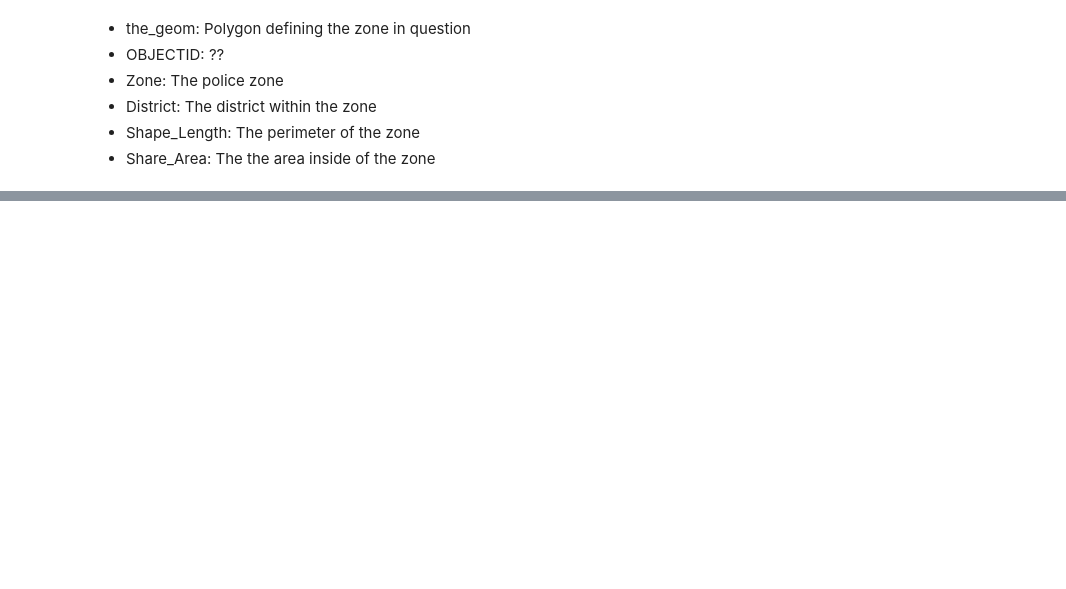
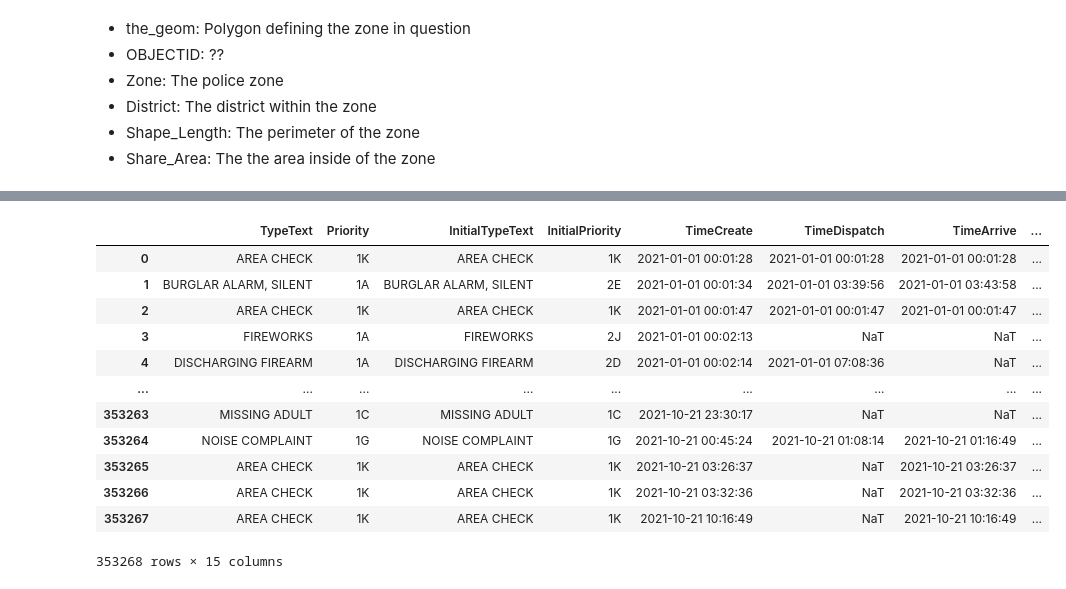
Before and after one commit to M-Sender/ServiceLearning, a Jupyter notebook: code/analysis.ipynb, the cells around one changed output, grey strips where cells are left out. Cells and saved outputs as stored; diff of their text form; code cells hidden in the pictures; blank space fills up the shorter version.

```diff
--- a/code/analysis.ipynb
+++ b/code/analysis.ipynb
@@ -100,0 +198,19 @@ for group in mean_by_zone:
+# %%
+#Condtional
+type_by_district = top_Call_df[['PoliceDistrict','TypeText']].pivot_table(index=['PoliceDistrict'],columns=['TypeText'],aggfunc=np.count_nonzero)
+type_by_zipcode = top_Call_df[['Zip','TypeText']].pivot_table(index=['Zip'],columns=['TypeText'],aggfunc=np.count_nonzero)
+df_Calls
+# %% [output]
+|  | TypeText | Priority | InitialTypeText | InitialPriority | TimeCreate | TimeDispatch | TimeArrive | ... |
+| 0 | AREA CHECK | 1K | AREA CHECK | 1K | 2021-01-01 00:01:28 | 2021-01-01 00:01:28 | 2021-01-01 00:01:28 | ... |
+| 1 | BURGLAR ALARM, SILENT | 1A | BURGLAR ALARM, SILENT | 2E | 2021-01-01 00:01:34 | 2021-01-01 03:39:56 | 2021-01-01 03:43:58 | ... |
+| 2 | AREA CHECK | 1K | AREA CHECK | 1K | 2021-01-01 00:01:47 | 2021-01-01 00:01:47 | 2021-01-01 00:01:47 | ... |
+| 3 | FIREWORKS | 1A | FIREWORKS | 2J | 2021-01-01 00:02:13 | NaT | NaT | ... |
+| 4 | DISCHARGING FIREARM | 1A | DISCHARGING FIREARM | 2D | 2021-01-01 00:02:14 | 2021-01-01 07:08:36 | NaT | ... |
+| ... | ... | ... | ... | ... | ... | ... | ... | ... |
+| 353263 | MISSING ADULT | 1C | MISSING ADULT | 1C | 2021-10-21 23:30:17 | NaT | NaT | ... |
+| 353264 | NOISE COMPLAINT | 1G | NOISE COMPLAINT | 1G | 2021-10-21 00:45:24 | 2021-10-21 01:08:14 | 2021-10-21 01:16:49 | ... |
+| 353265 | AREA CHECK | 1K | AREA CHECK | 1K | 2021-10-21 03:26:37 | NaT | 2021-10-21 03:26:37 | ... |
+| 353266 | AREA CHECK | 1K | AREA CHECK | 1K | 2021-10-21 03:32:36 | NaT | 2021-10-21 03:32:36 | ... |
+| 353267 | AREA CHECK | 1K | AREA CHECK | 1K | 2021-10-21 10:16:49 | NaT | 2021-10-21 10:16:49 | ... |
+353268 rows × 15 columns
```
Also changed, not shown: parts of 9 cells of this notebook.
